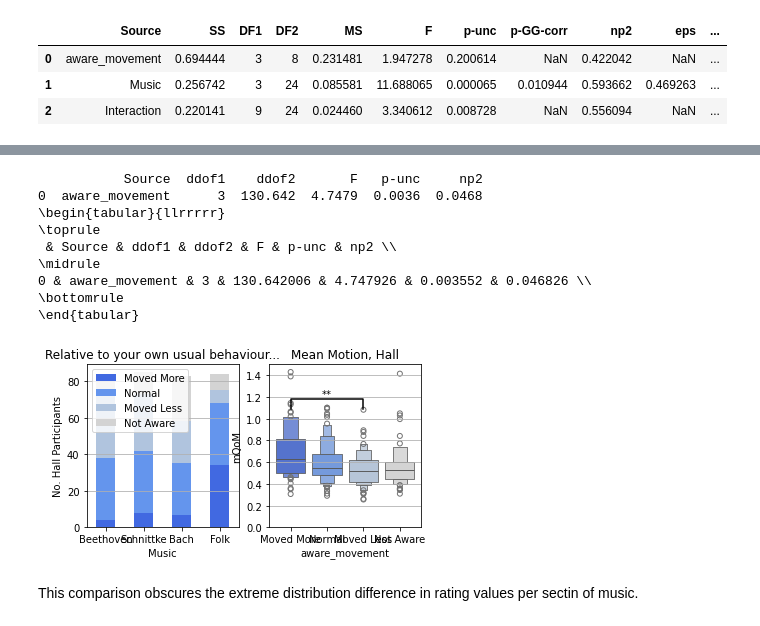
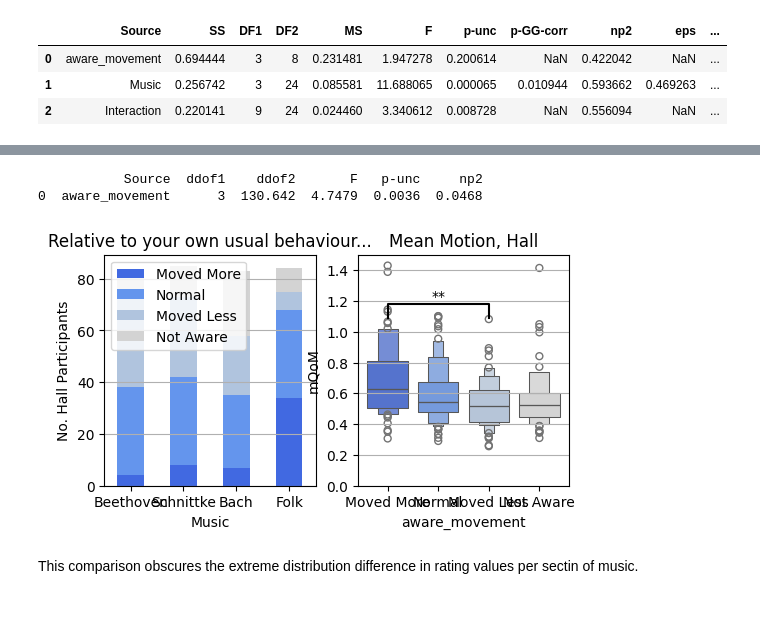
Before and after one commit to finn42/MusicLabCopen_AudienceMotion, a Jupyter notebook: 2_Audience_Motion_QoM_Motion_Ratings.ipynb, the cells around one changed output, grey strips where cells are left out. Cells and saved outputs as stored; diff of their text form; code cells hidden in the pictures.

```diff
--- a/2_Audience_Motion_QoM_Motion_Ratings.ipynb
+++ b/2_Audience_Motion_QoM_Motion_Ratings.ipynb
@@ -694,43 +637,36 @@ f, (ax1,ax2) = plt.subplots(1,2,figsize=(6,3))
 sub_hist_df.plot(kind='bar',stacked=True,color = my_pal.values(),ax = ax1)
 ax1.legend(loc="best")
 ax1.grid(axis='y')
 ax1.tick_params(axis='x',labelrotation=0)
 ax1.set_title(QuT)
 #ax1.set_title('Hall Participants awareness of their own bodies')
 ax1.set_ylabel('No. Hall Participants')
 ax1.set_xlabel('Music')
 
 aov = pg.welch_anova(dv=tag_m,between = tag_Q,data=mm_df_Hall)
 print(aov.round(4))
 aov.round(5).to_csv('_'.join(['./outdata/ANOVAs/body_move_A_R_qom_Welch_ANOVA.csv']))
-b = aov.loc[:,['Source', 'ddof1', 'ddof2', 'F', 'p-unc', 'np2']]
-print(b.to_latex())
+# b = aov.loc[:,['Source', 'ddof1', 'ddof2', 'F', 'p-unc', 'np2']]
+# print(b.to_latex())
 sns.boxenplot(x = tag_Q,y = tag_m, hue=tag_Q,legend=False, palette=my_pal,order = response_order,data = mm_df_Hall, ax = ax2)
 ax2.set_xticks([0,1,2,3])
 ax2.set_xticklabels(short_responses)
 
 ac = pg.pairwise_gameshowell(dv=tag_m,between = tag_Q,data=mm_df_Hall)
 ls = pd.Series(response_order)
 for i,row in ac.iterrows():
     if row.pval<0.05:
         am.barplot_annotate_brackets(ls.loc[ls==row['A']].index[0], ls.loc[ls==row['B']].index[0], row.pval,[0,1,2,3], [1,1,1,1], yerr=None, dh=.05, barh=.05, fs=None, maxasterix=None)
 
 ax2.set_title('Mean Motion, Hall')
 ax2.set_ylim([0,1.5])
 ax2.grid(axis='y')
 plt.savefig('./plots/body_move_A_R_qom.png',bbox_inches = 'tight',dpi = 196)
 plt.show()
 # %% [output]
            Source  ddof1    ddof2       F   p-unc     np2
 0  aware_movement      3  130.642  4.7479  0.0036  0.0468
-\begin{tabular}{llrrrrr}
-\toprule
- & Source & ddof1 & ddof2 & F & p-unc & np2 \\
-\midrule
-0 & aware_movement & 3 & 130.642006 & 4.747926 & 0.003552 & 0.046826 \\
-\bottomrule
-\end{tabular}
-[figure, old version]
+[figure, new version]
 # %% [markdown]
 This comparison obscures the extreme distribution difference in rating values per sectin of music.
 # %%
```
Also changed, not shown: parts of 18 cells of this notebook, 30 other files.
